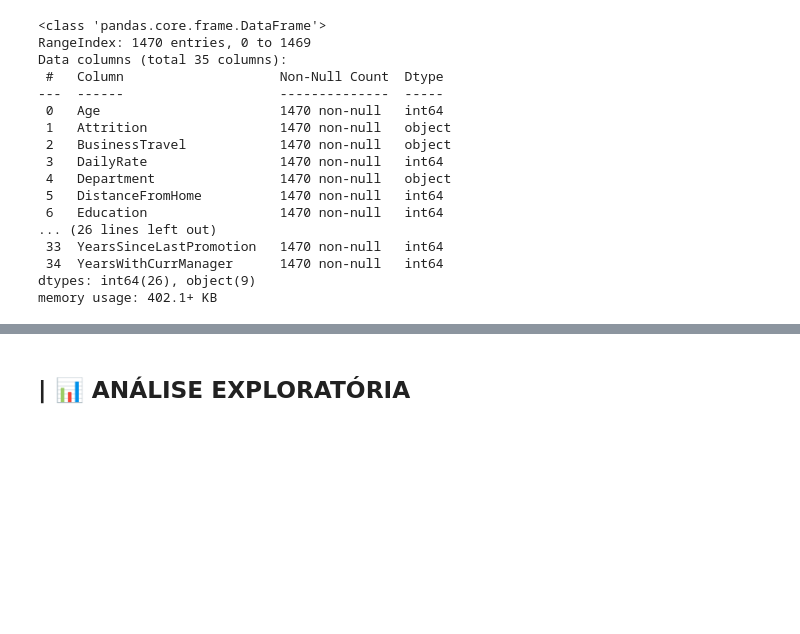
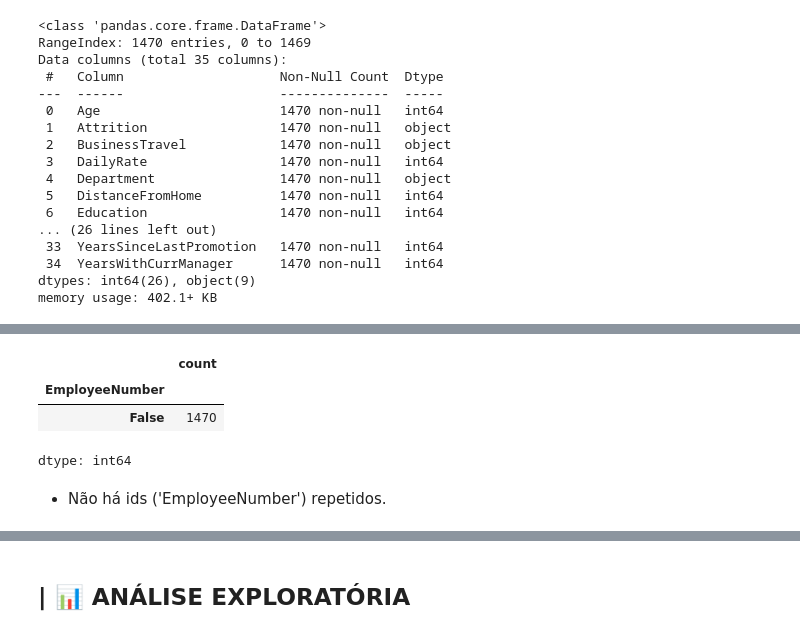
Before and after one commit to polydiaguiar/turnover-prediction-final-project, a Jupyter notebook: turnover_prediction_final_project.ipynb, the cells around one changed output, grey strips where cells are left out. Cells and saved outputs as stored; diff of their text form; code cells hidden in the pictures; blank space fills up the shorter version.

```diff
--- a/turnover_prediction_final_project.ipynb
+++ b/turnover_prediction_final_project.ipynb
@@ -148,0 +183,10 @@ memory usage: 402.1+ KB
+# %%
+
+df['EmployeeNumber'].duplicated().value_counts()
+# %% [output]
+|  | count |
+| EmployeeNumber |  |
+| False | 1470 |
+dtype: int64
+# %% [markdown]
+* Não há ids ('EmployeeNumber') repetidos.
```
Also changed, not shown: parts of 8 cells of this notebook.
